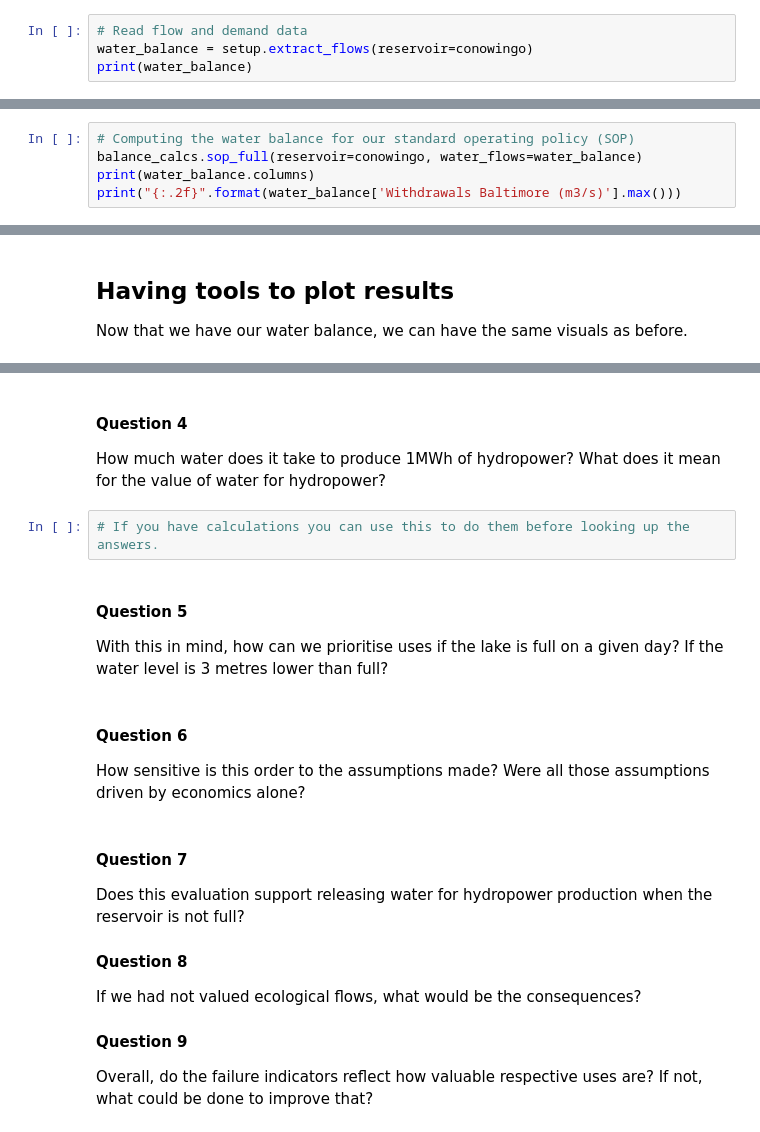
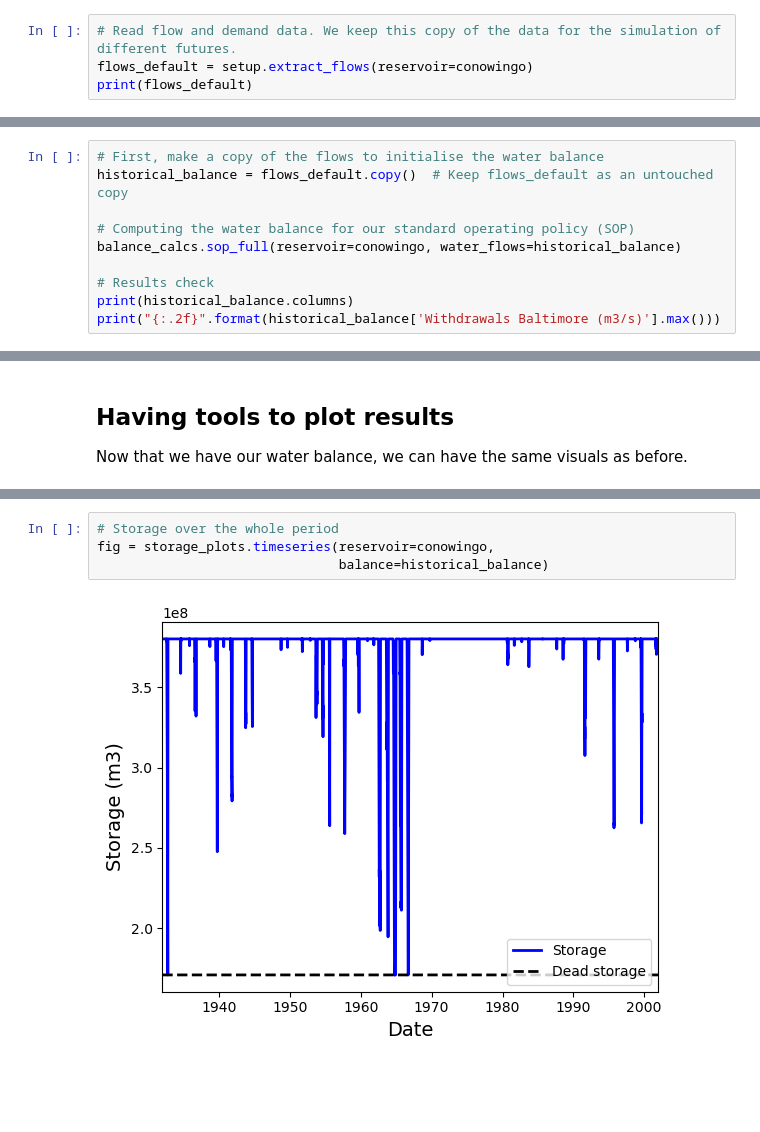
Before and after one commit to charlesrouge/civx782, a Jupyter notebook: tutorials/3-Simulating_climate_change.ipynb, the cells around one changed output, grey strips where cells are left out. Cells and saved outputs as stored; diff of their text form; blank space fills up the shorter version.

```diff
--- a/tutorials/3-Simulating_climate_change.ipynb
+++ b/tutorials/3-Simulating_climate_change.ipynb
@@ -28,9 +31,9 @@ print('Dead storage is ' + "{:.1f}".format(conowingo.dead_storage / 100**3) + '
 Demand downstream of the dam is Environmental.
 Dead storage is 171.0 hm3
 # %%
-# Read flow and demand data
-water_balance = setup.extract_flows(reservoir=conowingo)
-print(water_balance)
+# Read flow and demand data. We keep this copy of the data for the simulation of different futures.
+flows_default = setup.extract_flows(reservoir=conowingo)
+print(flows_default)
 # %% [output]
             Total inflows (m3/s)  Baltimore demand (m3/s)  \
 Date
@@ -52,8 +60,13 @@ Date
 # %%
+# First, make a copy of the flows to initialise the water balance
+historical_balance = flows_default.copy()  # Keep flows_default as an untouched copy
+
 # Computing the water balance for our standard operating policy (SOP)
-balance_calcs.sop_full(reservoir=conowingo, water_flows=water_balance)
-print(water_balance.columns)
-print("{:.2f}".format(water_balance['Withdrawals Baltimore (m3/s)'].max()))
+balance_calcs.sop_full(reservoir=conowingo, water_flows=historical_balance)
+
+# Results check
+print(historical_balance.columns)
+print("{:.2f}".format(historical_balance['Withdrawals Baltimore (m3/s)'].max()))
 # %% [output]
 Index(['Total inflows (m3/s)', 'Baltimore demand (m3/s)',
        'Chester demand (m3/s)', 'Nuclear plant demand (m3/s)',
@@ -274,20 +82,6 @@ Given the average annual power production from Peach Bottom is around 20,000 GWh
-# %% [markdown]
-#### Question 4
-How much water does it take to produce 1MWh of hydropower? What does it mean for the value of water for hydropower?
-# %%
-# If you have calculations you can use this to do them before looking up the answers.
-# %% [markdown]
-#### Question 5
-With this in mind, how can we prioritise uses if the lake is full on a given day? If the water level is 3 metres lower than full?
-# %% [markdown]
-#### Question 6
-How sensitive is this order to the assumptions made? Were all those assumptions driven by economics alone?
-# %% [markdown]
-#### Question 7
-Does this evaluation support releasing water for hydropower production when the reservoir is not full?
-
-#### Question 8
-If we had not valued ecological flows, what would be the consequences?
-
-#### Question 9
-Overall, do the failure indicators reflect how valuable respective uses are? If not, what could be done to improve that?
+# %%
+# Storage over the whole period
+fig = storage_plots.timeseries(reservoir=conowingo,
+                               balance=historical_balance)
+# %% [output]
+[figure, added]
```
Also changed, not shown: parts of 49 cells of this notebook, 2 other files.
